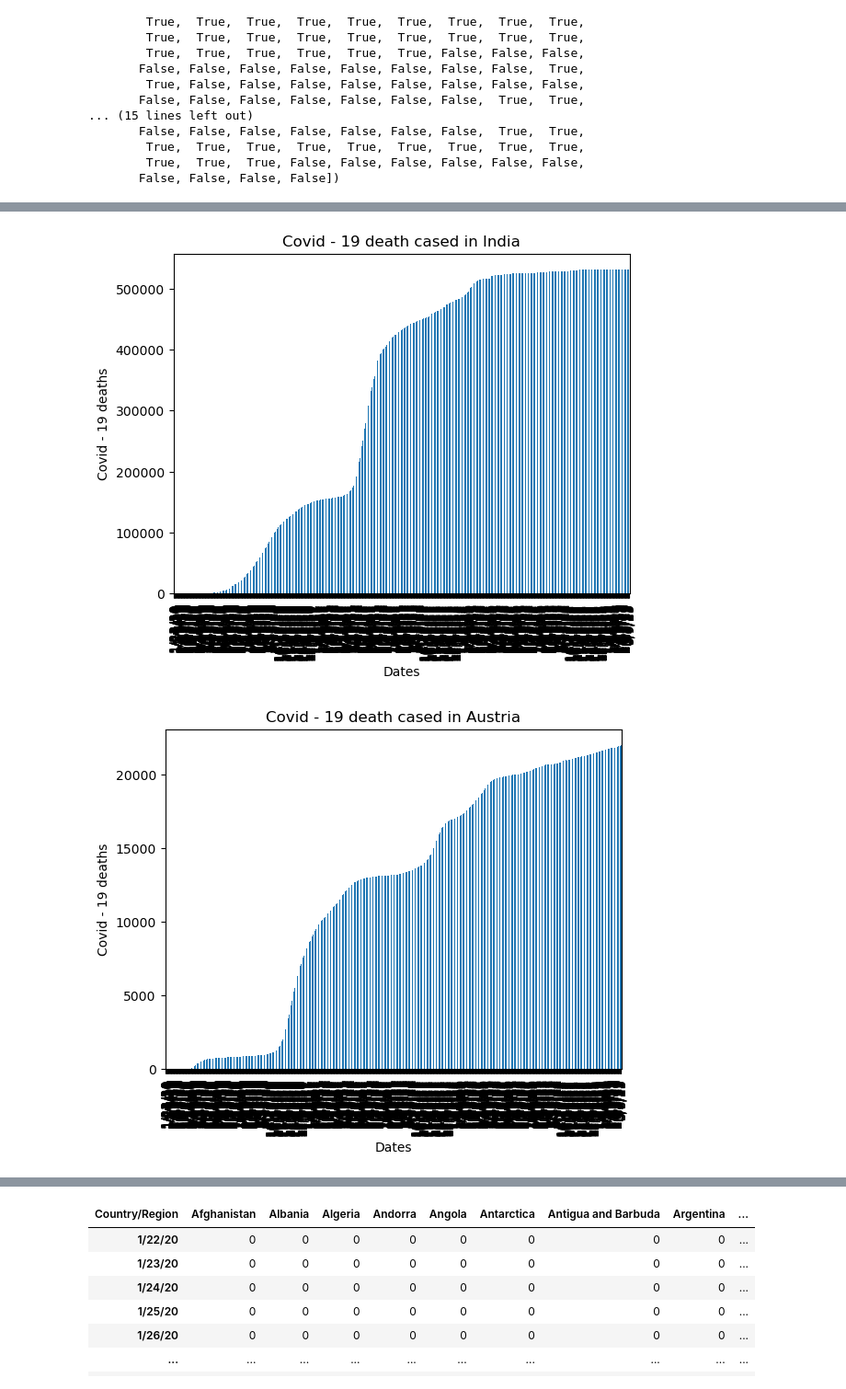
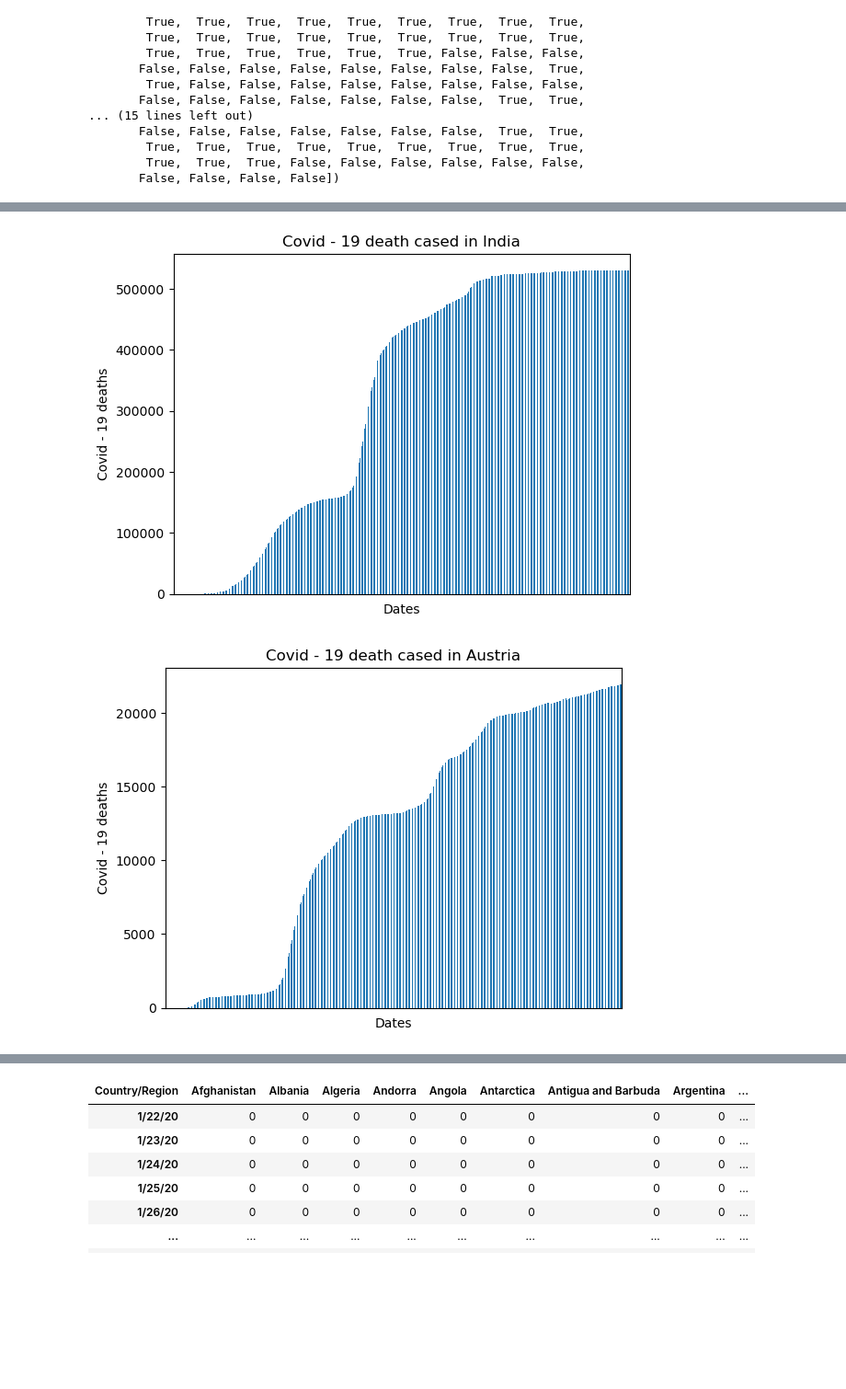
Before and after one commit to gandhidhruv2003/CodersCave, a Jupyter notebook: Covid 19 Analysis/Covid 19 analysis.ipynb, the cells around one changed output, grey strips where cells are left out. Shown at 92% size. Drawn from its saved outputs; the diff is of its cells as text; code cells hidden in the pictures; blank space fills up the shorter version.

```diff
--- a/Covid 19 Analysis/Covid 19 analysis.ipynb
+++ b/Covid 19 Analysis/Covid 19 analysis.ipynb
@@ -250,6 +250,7 @@ for country in countries:
     df_confirm[country].plot.bar()
     plt.title(f"Covid - 19 confirm cased in {country}")
     plt.xlabel("Dates")
+    plt.xticks([])
     plt.ylabel("Covid - 19 cases confirmed")
     plt.show()
 # %% [output]
@@ -260,10 +261,11 @@ for country in countries:
 # %%
 for country in countries:
     df_death[country].plot.bar()
     plt.title(f"Covid - 19 death cased in {country}")
     plt.xlabel("Dates")
+    plt.xticks([])
     plt.ylabel("Covid - 19 deaths")
     plt.show()
 # %% [output]
-[figure, old version]
+[figure, new version]
-[figure, old version]
+[figure, new version]
```
Also changed, not shown: parts of 5 cells of this notebook.
